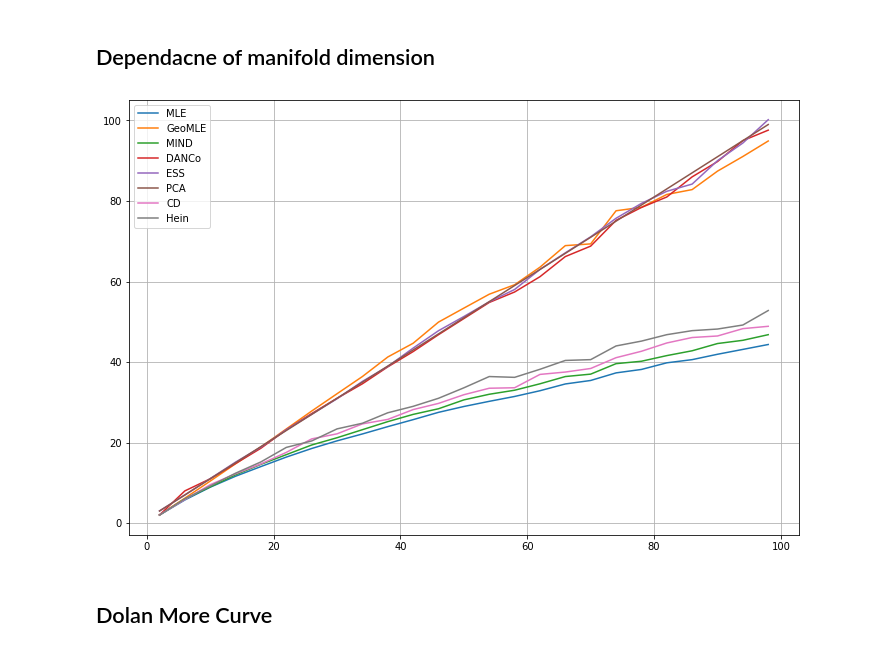
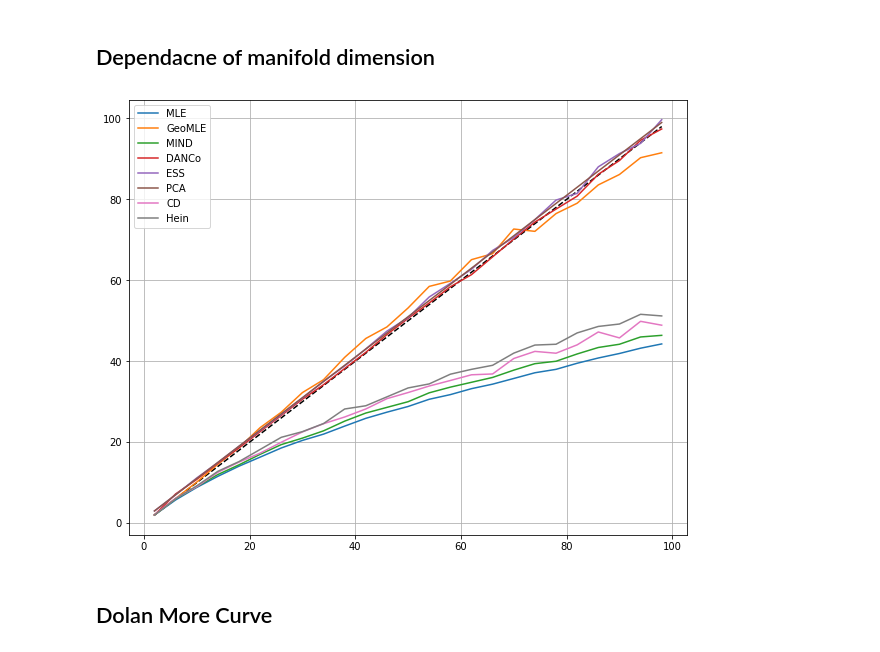
Before and after one commit to stat-ml/GeoMLE, a Jupyter notebook: paper/FinalNtb.ipynb, the cells around one changed output. Drawn from its saved outputs; the diff is of its cells as text; code cells hidden in the pictures.

```diff
--- a/paper/FinalNtb.ipynb
+++ b/paper/FinalNtb.ipynb
@@ -183 +175,4 @@ DE.estimateAllMethod(data)[0]
  'Hein': 4.0}
+# %%
+data = DG.gen_data('Sphere', 1000, 60, 40, 'nonuniform')
+DE.estimateAllMethod(data)[0]
@@ -274,10 +278,11 @@ for i in tqdm(range(10)):
     data = gen_sphere_data_with_distribution(1000, 7, 5, 'uniform')
     res.append([mle(data)[0].mean(), geomle(data, nb_iter1=1, k1=10, k2=40).mean()])
 
-res = np.mean(res, axis=0)
+mean = np.mean(res, axis=0)
+std = np.std(res, axis=0)
 print('Uniform')
-print('MLE:    {:.4f}'.format(res[0]))
-print('GeoMLE: {:.4f}'.format(res[1]))
+print('MLE:    {:.4f}({:.4f})'.format(mean[0], std[0]))
+print('GeoMLE: {:.4f}({:.4f})'.format(mean[1], std[1]))
 
 
 res = []
@@ -285,9 +290,10 @@ for i in tqdm(range(10)):
     data = gen_sphere_data_with_distribution(1000, 7, 5, 'nonuniform')
     res.append([mle(data)[0].mean(), geomle(data, nb_iter1=1, k1=10, k2=40).mean()])
 
-res = np.mean(res, axis=0)
+mean = np.mean(res, axis=0)
+std = np.std(res, axis=0)
 print('NonUniform')
-print('MLE:    {:.4f}'.format(res[0]))
-print('GeoMLE: {:.4f}'.format(res[1]))
+print('MLE:    {:.4f}({:.4f})'.format(mean[0], std[0]))
+print('GeoMLE: {:.4f}({:.4f})'.format(mean[1], std[1]))
 # %% [output]
 Uniform
@@ -301,7 +307,12 @@ GeoMLE: 4.7797
 # %%
 def run_one_test(args):
     try:
-        data = DG.gen_data(args['name'], args['N'], args['D'], args['d'], args['noise'])
+        data = DG.gen_data(name = args['name'],
+                           n = args['N'],
+                           dim = args['D'],
+                           d = args['d'],
+                           type_sample = args['type_sample'],
+                           noise = args['noise'])
         res, t = DE.estimateAllMethod(data)
         res['Dataset'] = args['name']
         res['Num'] = args['N']
@@ -339,6 +350,7 @@ steps = np.arange(2, 100, 4).tolist()
 args = {'name': 'Sphere',
         'D': 100,
         'N': 1000,
+        'type_sample': 'uniform',
         'noise': 0}
 # %%
 def add_args(const_args, step):
@@ -354,16 +366,17 @@ df, _ = run_test(run_one_test, steps, args, n_repetition)
 # %%
 df_mean = df.groupby(['Dataset', 'Num', 'Dim', 'RealDim']).mean().reset_index()
 # %%
-f, ax = plt.subplots(1, 1, figsize=(12, 8))
+f, ax = plt.subplots(1, 1, figsize=(10, 8))
 
+ax.plot(df_mean['RealDim'], df_mean['RealDim'], '--', color='black')
 for name in names:
     ax.plot(df_mean['RealDim'], df_mean[name], label=name)
 
 ax.legend()
 ax.grid()
 plt.show()
 # %% [output]
-[figure, old version]
+[figure, new version]
 # %%
 df.to_csv('result/result_sphere.csv', index_label=False)
 # %% [markdown]
```
Also changed, not shown: parts of 41 cells of this notebook, 7 other files.
